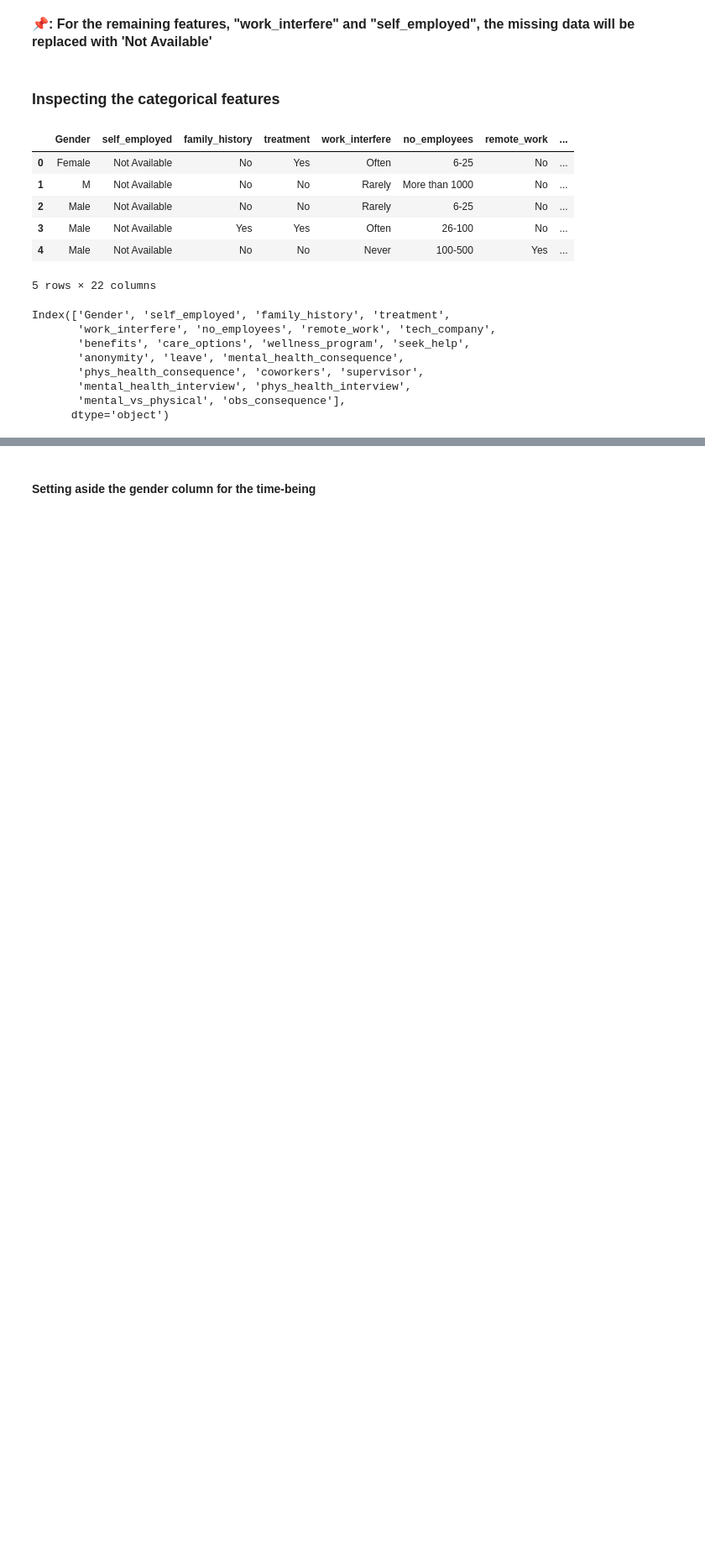
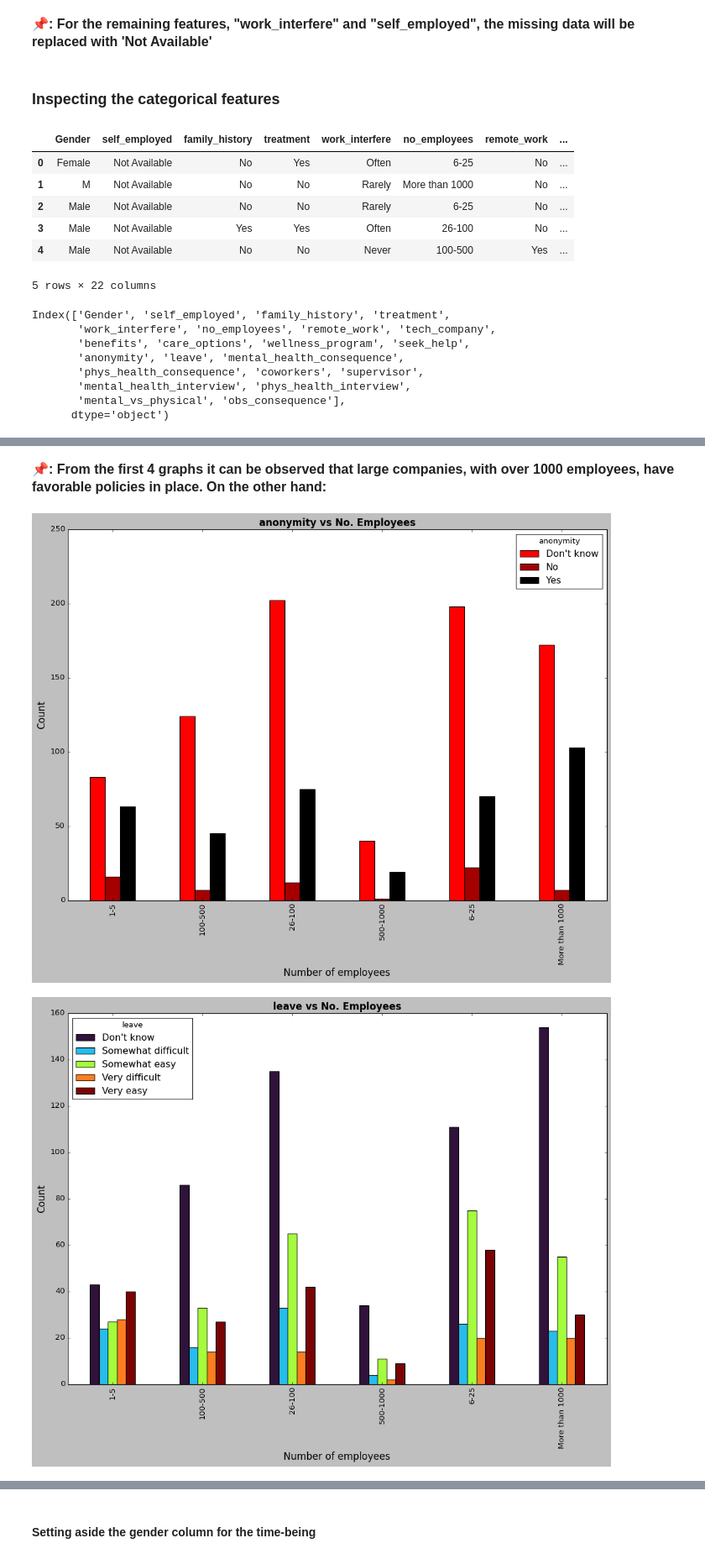
Before and after one commit to Abhijith-Nagarajan/Machine-Learning-Training, a Jupyter notebook: Mental_Health_In_Tech-Analysis.ipynb, the cells around one changed output, grey strips where cells are left out. Shown at 84% size. Saved outputs shown, nothing was run; the diff lists cells and outputs as text; code cells hidden in the pictures; blank space fills up the shorter version.

```diff
--- a/Mental_Health_In_Tech-Analysis.ipynb
+++ b/Mental_Health_In_Tech-Analysis.ipynb
@@ -240,0 +261,8 @@ professional_features_nature = ['no_employees','remote_work','tech_company','cow
+# %% [markdown]
+<p style="font-family:verdana;font-size:16px"><b>📌: From the first 4 graphs it can be observed that large companies, with over 1000 employees, have favorable policies in place. On the other hand:    </b></p>
+# %%
+for index in range(4,8):
+    plot_perks(categorical_data,professional_features_perks[index],colormaps[index%4])
+# %% [output]
+[figure, added]
+[figure, added]
```
Also changed, not shown: parts of 19 cells of this notebook.
